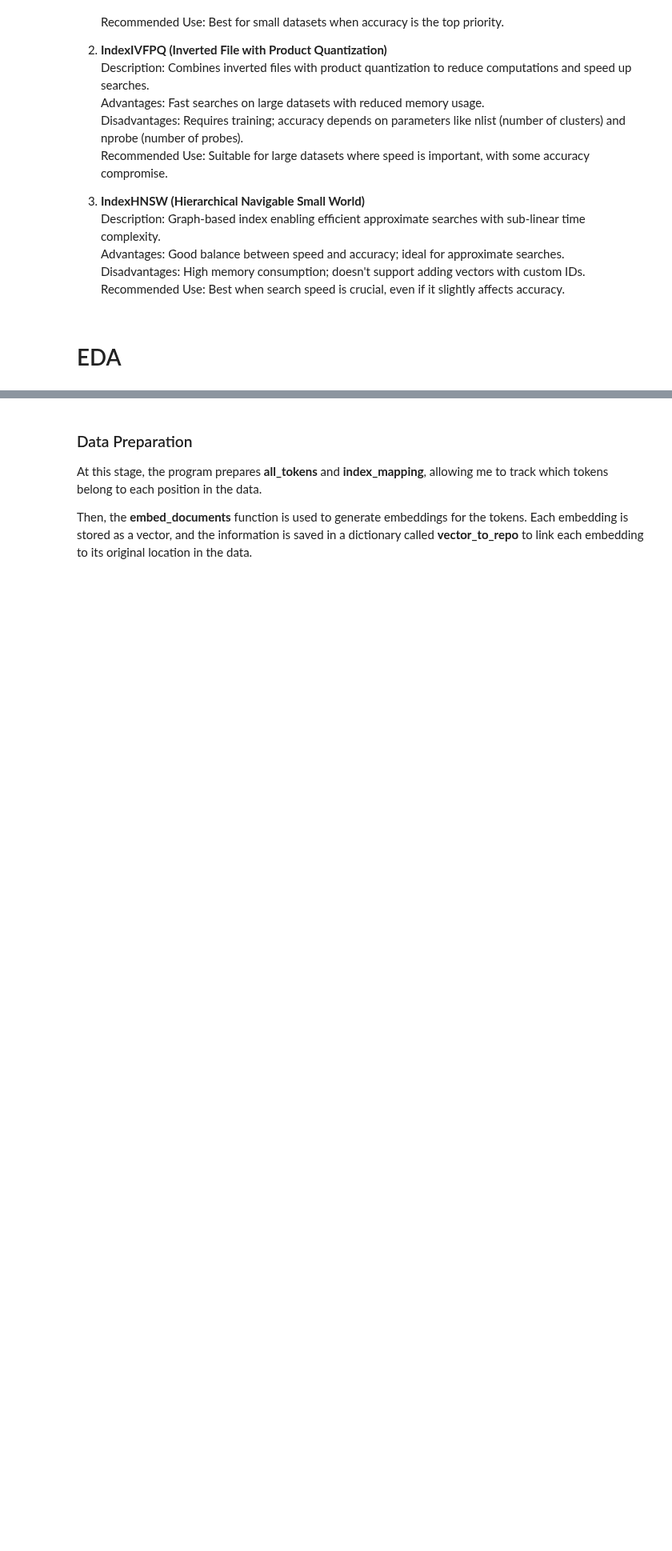
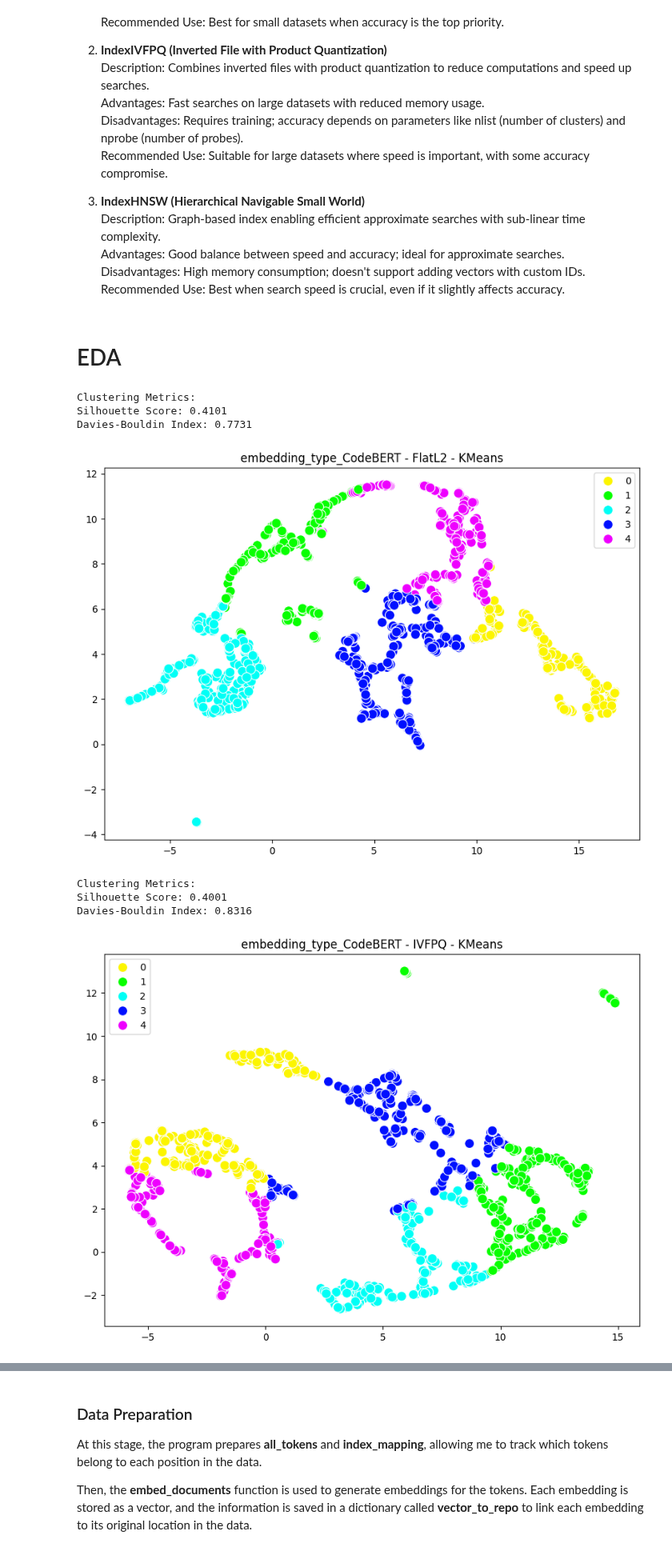
Before and after one commit to noambassat/RAG_Agent_GITHUB_Rep.project, a Jupyter notebook: RAG.ipynb, the cells around one changed output, grey strips where cells are left out. Shown at 80% size. Cells and saved outputs as stored; diff of their text form; code cells hidden in the pictures; blank space fills up the shorter version.

```diff
--- a/RAG.ipynb
+++ b/RAG.ipynb
@@ -494,6 +494,30 @@ def perform_clustering(embeddings, method="KMeans", num_clusters=5):
     return labels
 
 
+def generate_index_and_reduce(embeddings, index_type):
+    """Generate a FAISS index and reduce the embeddings with UMAP or TSNE."""
+    if index_type == 'FlatL2':
+        index = faiss.IndexFlatL2(embeddings.shape[1])
+    elif index_type == 'IVFPQ':
+        quantizer = faiss.IndexFlatL2(embeddings.shape[1])
+        index = faiss.IndexIVFPQ(quantizer, embeddings.shape[1], 100, 8, 8)
+        index.train(embeddings)
+    elif index_type == 'HNSW':
+        index = faiss.IndexHNSWFlat(embeddings.shape[1], 32)
+    else:
+        raise ValueError("Unsupported index type.")
+
+    index.add(embeddings)
+
+    # Retrieve the vectors themselves, simulating a search operation
+    D, I = index.search(embeddings, 1)
+
+    # Extract the embeddings for further processing
+    indexed_embeddings = embeddings[I.flatten()]
+
+    return indexed_embeddings
+
+
 def visualize_all_combinations_with_clustering(df, embedding_columns, index_types, method="UMAP", output_folder="plots"):
     """Visualizes and clusters all combinations of embeddings and indices."""
     if not os.path.exists(output_folder):
@@ -501,51 +525,68 @@ def visualize_all_combinations_with_clustering(df, embedding_columns, index_type
 
     results = []
 
-    for idx, embedding_col in enumerate(embedding_columns):
+    for embedding_col in embedding_columns:
         embeddings = np.array(df[embedding_col].tolist()).astype('float32')
 
         for index_type in index_types:
+            mlflow.end_run()  # Ensure the previous run is ended before starting a new one
             with mlflow.start_run(run_name=f"Visualization - {embedding_col} - {index_type}"):
 
                 mlflow.log_param("embedding_type", embedding_col)
                 mlflow.log_param("index_type", index_type)
                 mlflow.log_param("visualization_method", method)
 
+                # Generate index and reduce embeddings
+                indexed_embeddings = generate_index_and_reduce(embeddings, index_type)
+
                 # Visualize embeddings without clustering labels first
-                reduced_embeddings = visualize_embeddings(embeddings, method=method, title=f"{embedding_col} - {index_type} - Raw", show_plot=False)
+                reduced_embeddings = visualize_embeddings(indexed_embeddings, method=method, title=f"{embedding_col} - {index_type} - Raw", show_plot=False)
 
                 # Perform KMeans clustering
                 labels = perform_clustering(reduced_embeddings, method="KMeans")
 
                 # Analyze the clustering metrics
                 metrics = analyze_embeddings(reduced_embeddings, labels)
 
                 # Log metrics in MLFlow
                 mlflow.log_metrics(metrics)
 
                 # Plot and save the visualization with clusters
                 plot_title = f"{embedding_col} - {index_type} - KMeans"
                 plot_file = os.path.join(output_folder, f"{plot_title}.png")
                 visualize_embeddings(reduced_embeddings, labels=labels, method=method, title=plot_title, save_path=plot_file, show_plot=True)
 
                 # Store results
-                results.append({
-                    'Embedding': embedding_col,
-                    'Index_Type': index_type,
-                    'Cluster': labels[idx],
-                    'Silhouette_Score': metrics['Silhouette_Score'],
-                    'Davies_Bouldin_Index': metrics['Davies_Bouldin_Index']
-                })
+                for idx, label in enumerate(labels):
+                    results.append({
+                        'Embedding': embedding_col,
+                        'Index_Type': index_type,
+                        'Clustering_Labels': label,
+                        'Silhouette_Score': metrics['Silhouette_Score'],
+                        'Davies_Bouldin_Index': metrics['Davies_Bouldin_Index']
+                    })
 
     # Save results as a DataFrame
     results_df = pd.DataFrame(results)
     results_file = os.path.join(output_folder, "clustering_results.xlsx")
     results_df.to_excel(results_file, index=False)
     mlflow.log_artifact(results_file)
     print(f"\nAll results saved to: {results_file}")
 
+    return results_df
+
+
 
 # Example usage
 embedding_columns = ['embedding_type_CodeBERT', 'embedding_type_SciBERT', 'embedding_type_GPT']
 index_types = ['FlatL2', 'IVFPQ', 'HNSW']
 results_df = visualize_all_combinations_with_clustering(sample_df, embedding_columns, index_types, method="UMAP")
+# %% [output]
+Clustering Metrics:
+Silhouette Score: 0.4101
+Davies-Bouldin Index: 0.7731
+[figure, added]
+Clustering Metrics:
+Silhouette Score: 0.4001
+Davies-Bouldin Index: 0.8316
+[figure, added]
```
Also changed, not shown: parts of 3 cells of this notebook.
